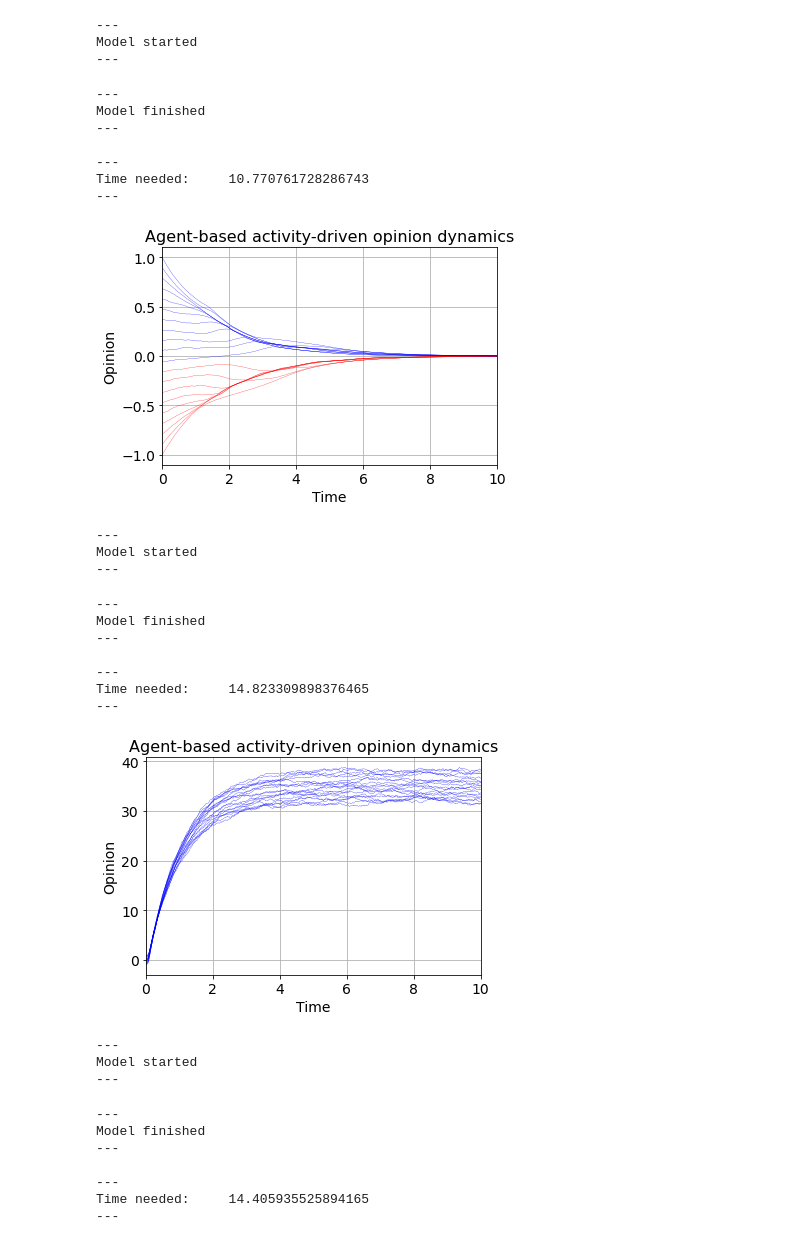
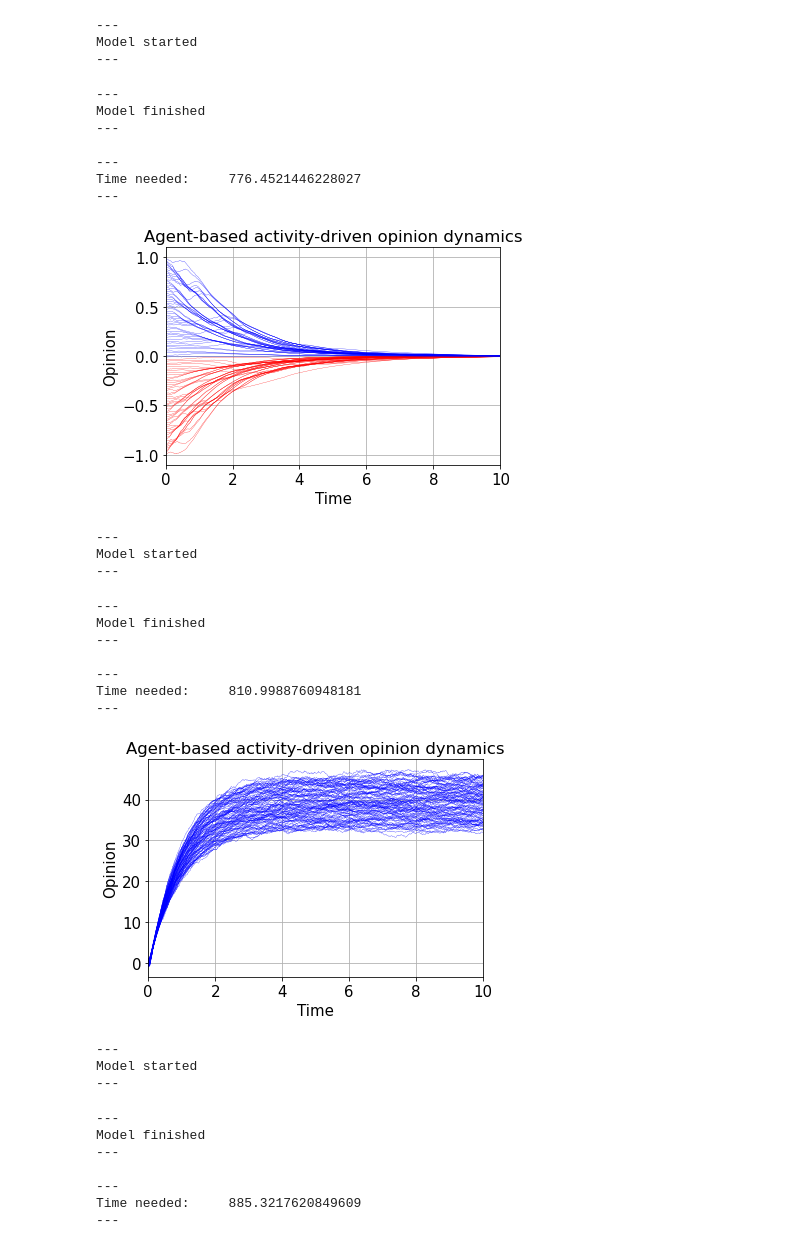
Before and after one commit to J3nF/Echo-Chamber, a Jupyter notebook: Jens-Echo-Chamber-Hobby.ipynb, the cells around one changed output. Saved outputs shown, nothing was run; the diff lists cells and outputs as text; code cells hidden in the pictures.

```diff
--- a/Jens-Echo-Chamber-Hobby.ipynb
+++ b/Jens-Echo-Chamber-Hobby.ipynb
@@ -95,8 +108,9 @@ def generateContactMatrix(x, beta, m, r):
 t_current = 0
 tMax = 10
 dt = 0.01
-N = 20
+N = 50
 K=3
+
 # Define different alpha, beta values as arrays from which to pick for each graph
 alphas = np.array([0.05, 3, 3])
 betas = np.array([2, 0, 3])
@@ -151,7 +165,7 @@ Time needed:     10.33198857307434
 # Plot the results:
 
 # Globally change font size for Matplotlib plots
-plt.rcParams.update({'font.size': 14})
+plt.rcParams.update({'font.size': 15})
 
 # Get time values for plotting out of storage array information
 time_finish = len(opinionStorage)*dt
@@ -170,7 +184,7 @@ for i in range(len(opinionStorage.T)):
 
 plt.xlabel('Time')
 plt.ylabel('Opinion')
-plt.title('Agent-based activity-driven opinion dynamics', size=16)
+plt.title('Agent-based activity-driven opinion dynamics', size=16.5)
 plt.grid()
 plt.xlim([0,10])
 #plt.ylim([-1, 1])
@@ -179,7 +193,7 @@ plt.xlim([0,10])
 
 # Uncomment if you do want to save the figure:
 file_name = 'Dynamics--N='+str(N)+'--alpha='+str(alpha_current)+'--beta='+str(beta_current)
-np.save(str(file_name+'.txt'), opinionStorage.T)
+np.savetxt(str(file_name+'.txt'), opinionStorage.T)
 plt.savefig(str(file_name+'.png'))
 plt.show()
 # %% [output]
@@ -193,7 +207,7 @@ plt.show()
 t_current = 0
 tMax = 10
 dt = 0.01
-N = 20
+N = 100
 K=3
 
 # Define different alpha, beta values as arrays from which to pick for each graph
@@ -250,7 +264,7 @@ for i in range(len(alphas)):
     # Plot the results:
 
     # Globally change font size for Matplotlib plots
-    plt.rcParams.update({'font.size': 14})
+    plt.rcParams.update({'font.size': 15})
 
     # Get time values for plotting out of storage array information
     time_finish = len(opinionStorage)*dt
@@ -269,42 +283,42 @@ for i in range(len(alphas)):
 
     plt.xlabel('Time')
     plt.ylabel('Opinion')
-    plt.title('Agent-based activity-driven opinion dynamics', size=16)
+    plt.title('Agent-based activity-driven opinion dynamics', size=16.5)
     plt.grid()
     plt.xlim([0,10])
 
     #plt.ylim([-1, 1])
     #plt.xticks([0, 5, 10])
     #plt.yticks([-5, 0, 5])
 
     # Uncomment if you do want to save the figure:
     file_name = 'Dynamics--N='+str(N)+'--alpha='+str(alpha_current)+'--beta='+str(beta_current)
-    np.save(str(file_name+'.txt'), opinionStorage.T)
+    np.savetxt(str(file_name+'.txt'), opinionStorage.T)
     plt.savefig(str(file_name+'.png'))
     plt.show()
 # %% [output]
 ---
 Model started
 ---
 ---
 Model finished
 ---
 
 ---
-Time needed:     10.770761728286743
+Time needed:     776.4521446228027
 ---
-[figure, old version]
+[figure, new version]
 ---
 Model started
 ---
 ---
 Model finished
 ---
 
 ---
-Time needed:     14.823309898376465
+Time needed:     810.9988760948181
 ---
-[figure, old version]
+[figure, new version]
 ---
 Model started
 ---
@@ -313,5 +327,5 @@ Model finished
 ---
 
 ---
-Time needed:     14.405935525894165
+Time needed:     885.3217620849609
 ---
```
Also changed, not shown: parts of 7 cells of this notebook, 17 other files.
